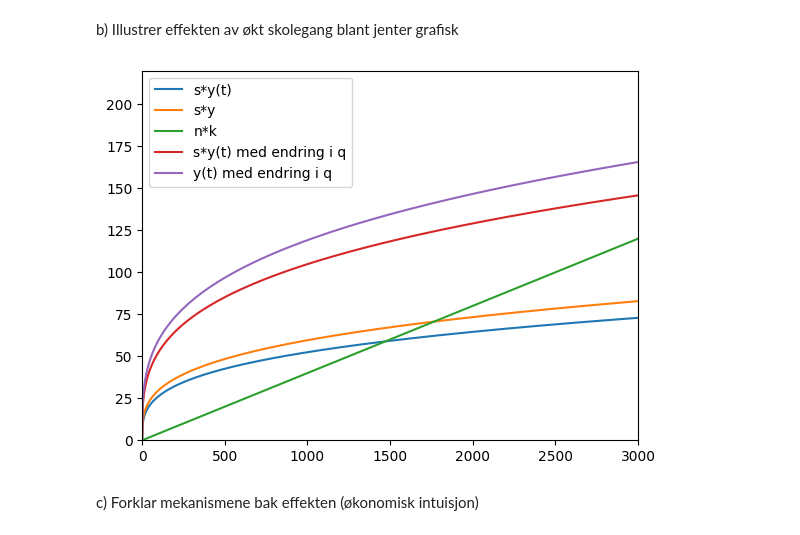
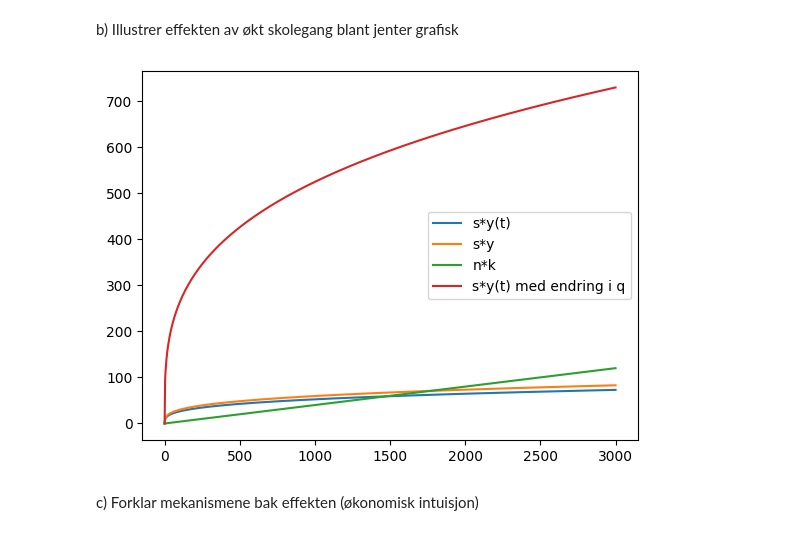
Before and after one commit to DanielFabioG/SOK-2011, a Jupyter notebook: Seminar2.ipynb, the cells around one changed output. Drawn from its saved outputs; the diff is of its cells as text; code cells hidden in the pictures.

```diff
--- a/Seminar2.ipynb
+++ b/Seminar2.ipynb
@@ -49,31 +49,31 @@ def lile_2(s,A,k,a,q_k,q_l):
 def lile_3(n,k):
     return n*k
 
-def lile_4(s,A,k,a,q_k,q_l):
-    return 2*s*A*q_k**a*(q_l)**(1-a)*(k)**a
+def lile_4(A,k,a,q_k,q_l):
+    return A*q_k**a*(q_l)**(1-a)*(k)**a
 # %% [markdown]
 b) Illustrer effekten av økt skolegang blant jenter grafisk
 # %%
 
 # Definerer en t-verdi
 x = np.linspace(0, 3000, 1000)
 
 # Create empty figure and axes
 fig, ax = plt.subplots()
 
 # Plotting code goes here
 ax.plot(x, lile(s,A,x,a,q_k,q_l), label='s*y(t)')
 ax.plot(x, lile_2(s,A,x,a,q_k,q_l), label='s*y')
 ax.plot(x, lile_3(n,x), label='n*k')
-ax.plot(x, lile_4(s,A,x,a,q_k,q_l), label='s*y(t) med endring i q')
-ax.plot(x, lile_4(s,A,x,a,q_k,q_l*ql2), label='y(t) med endring i q')
+ax.plot(x, lile_4(A,x,a,q_k,q_l), label='s*y(t) med endring i q')
+#ax.plot(x, lile_4(s,A,x,a,q_k,q_l*ql2), label='y(t) med endring i q')
 ax.legend()
 #limit on x
-ax.set_xlim(0, 3000)
-ax.set_ylim(0, 220)
+#ax.set_xlim(0, 3000)
+#ax.set_ylim(0, 220)
 # Show the plot
 plt.show()
 # %% [output]
-[figure, old version]
+[figure, new version]
 # %% [markdown]
 c) Forklar mekanismene bak effekten (økonomisk intuisjon)
```
Also changed, not shown: 1 other file.
